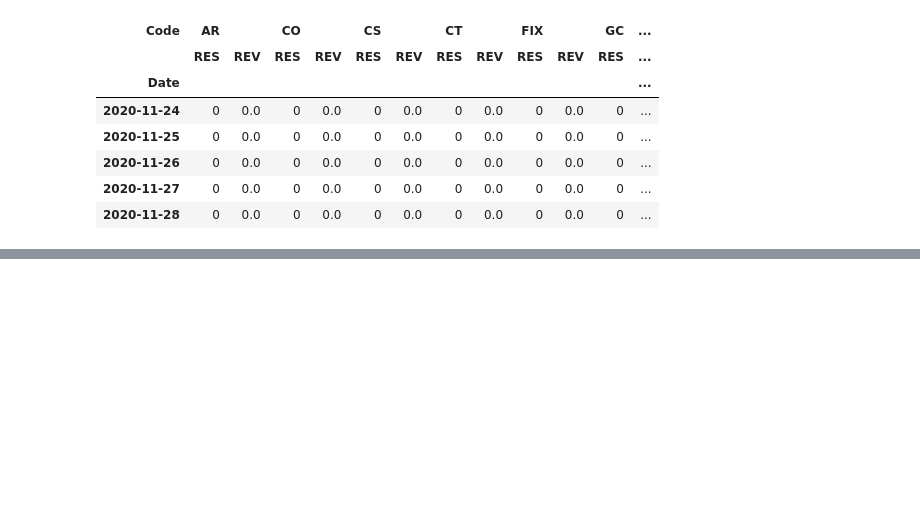
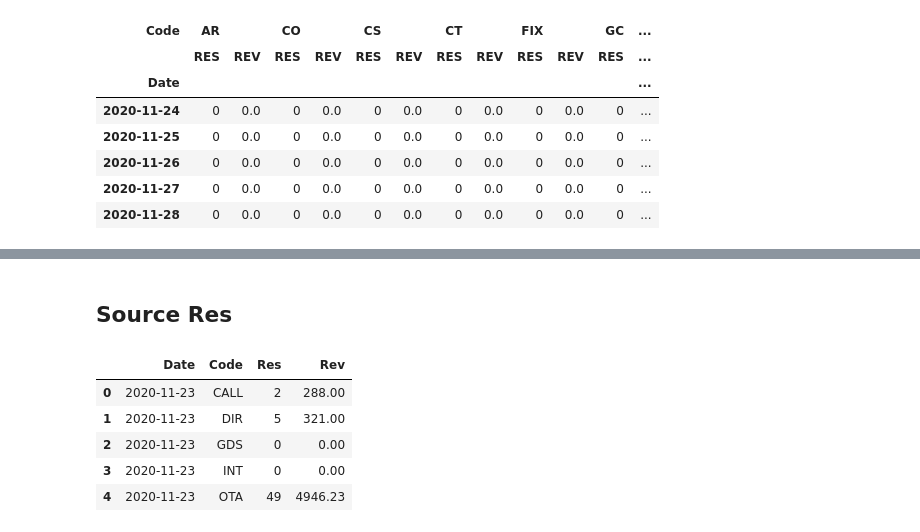
Before and after one commit to cjw21889/revreports, a Jupyter notebook: notebooks/Arlo.ipynb, the cells around one changed output, grey strips where cells are left out. Drawn from its saved outputs; the diff is of its cells as text; code cells hidden in the pictures; blank space fills up the shorter version.

```diff
--- a/notebooks/Arlo.ipynb
+++ b/notebooks/Arlo.ipynb
@@ -174,0 +169,16 @@ df_3.info()
+# %% [markdown]
+## Source Res
+# %%
+df3 = pd.read_csv('../revreports/data/11_23_20/source_res.txt', sep="\t",
+                 usecols=['RESERVATION_DATE', 'MARKET_CODE', 'NO_DEFINITE_ROOMS', 'TOTAL_REVENUE'],
+                engine='python', skipfooter=2, parse_dates=['RESERVATION_DATE'])
+
+df3.columns = ['Date', 'Code', 'Res', 'Rev']
+df3.head()
+# %% [output]
+|  | Date | Code | Res | Rev |
+| 0 | 2020-11-23 | CALL | 2 | 288.00 |
+| 1 | 2020-11-23 | DIR | 5 | 321.00 |
+| 2 | 2020-11-23 | GDS | 0 | 0.00 |
+| 3 | 2020-11-23 | INT | 0 | 0.00 |
+| 4 | 2020-11-23 | OTA | 49 | 4946.23 |
```
Also changed, not shown: parts of 13 cells of this notebook, 1 other file.
